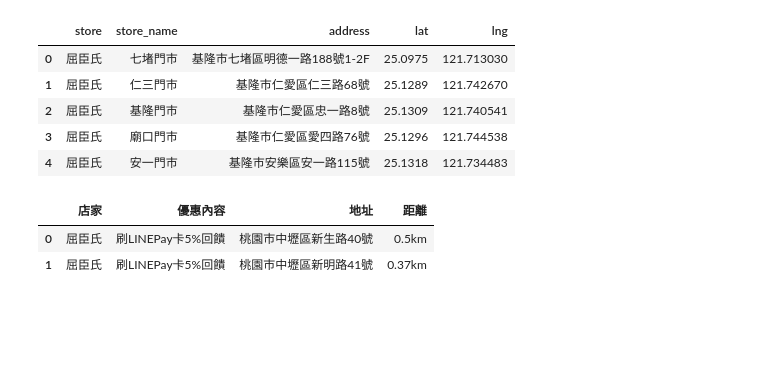
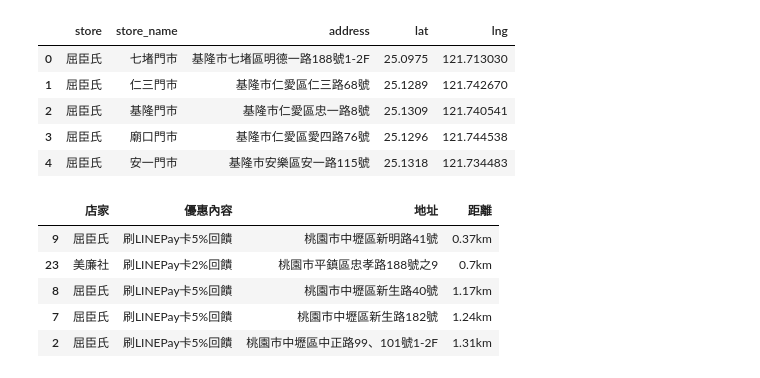
Before and after one commit to ShengHsiang-Kao/DB104, a Jupyter notebook: GPS/nearby_info/measure_distance.ipynb, the cells around one changed output. Saved outputs shown, nothing was run; the diff lists cells and outputs as text; code cells hidden in the pictures; blank space fills up the shorter version.

```diff
--- a/GPS/nearby_info/measure_distance.ipynb
+++ b/GPS/nearby_info/measure_distance.ipynb
@@ -64,6 +66,9 @@ def near_by_info(lat,lng):
-# %%
-near_by_info('320桃園市中壢區中山路418號')
-# %% [output]
-|  | 店家 | 優惠內容 | 地址 | 距離 |
-| 0 | 屈臣氏 | 刷LINEPay卡5%回饋 | 桃園市中壢區新生路40號 | 0.5km |
-| 1 | 屈臣氏 | 刷LINEPay卡5%回饋 | 桃園市中壢區新明路41號 | 0.37km |
+# %%
+near_by_info(24.959190, 121.211006)
+# %% [output]
+|  | 店家 | 優惠內容 | 地址 | 距離 |
+| 9 | 屈臣氏 | 刷LINEPay卡5%回饋 | 桃園市中壢區新明路41號 | 0.37km |
+| 23 | 美廉社 | 刷LINEPay卡2%回饋 | 桃園市平鎮區忠孝路188號之9 | 0.7km |
+| 8 | 屈臣氏 | 刷LINEPay卡5%回饋 | 桃園市中壢區新生路40號 | 1.17km |
+| 7 | 屈臣氏 | 刷LINEPay卡5%回饋 | 桃園市中壢區新生路182號 | 1.24km |
+| 2 | 屈臣氏 | 刷LINEPay卡5%回饋 | 桃園市中壢區中正路99、101號1-2F | 1.31km |
```
Also changed, not shown: parts of 1 cell of this notebook, 7 other files.
